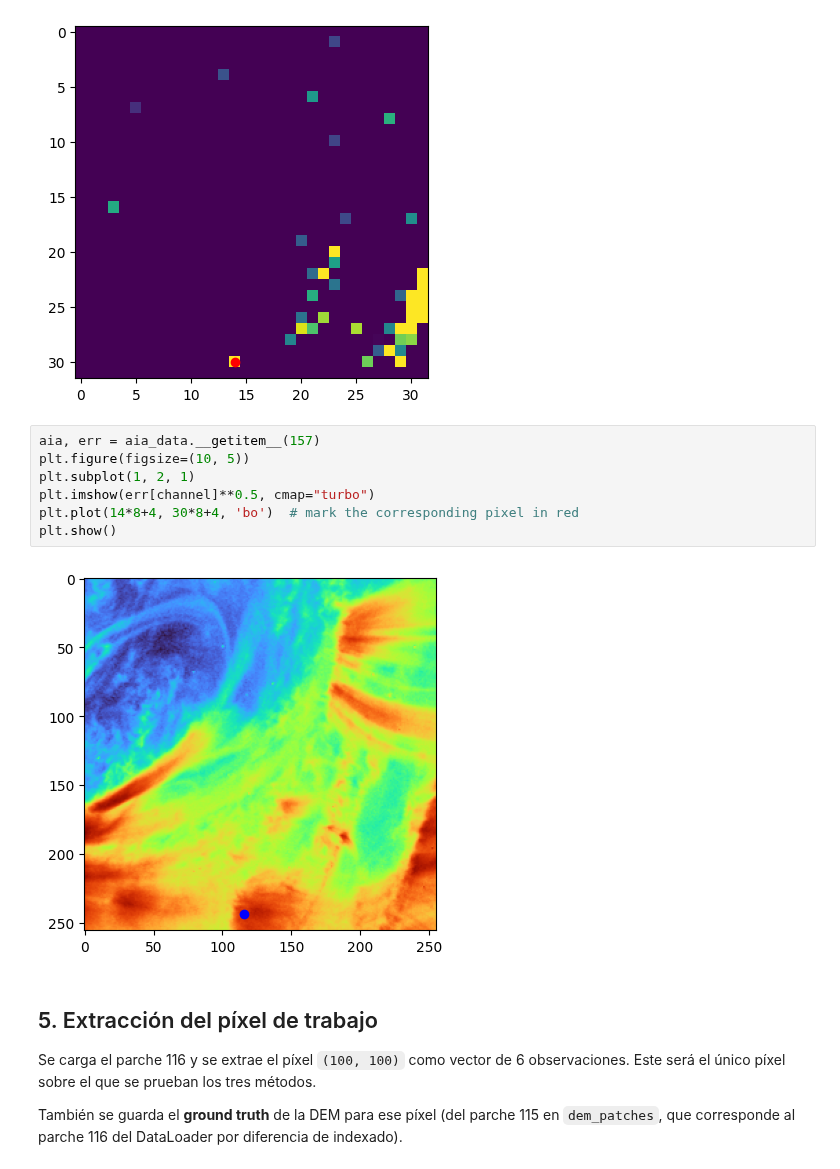
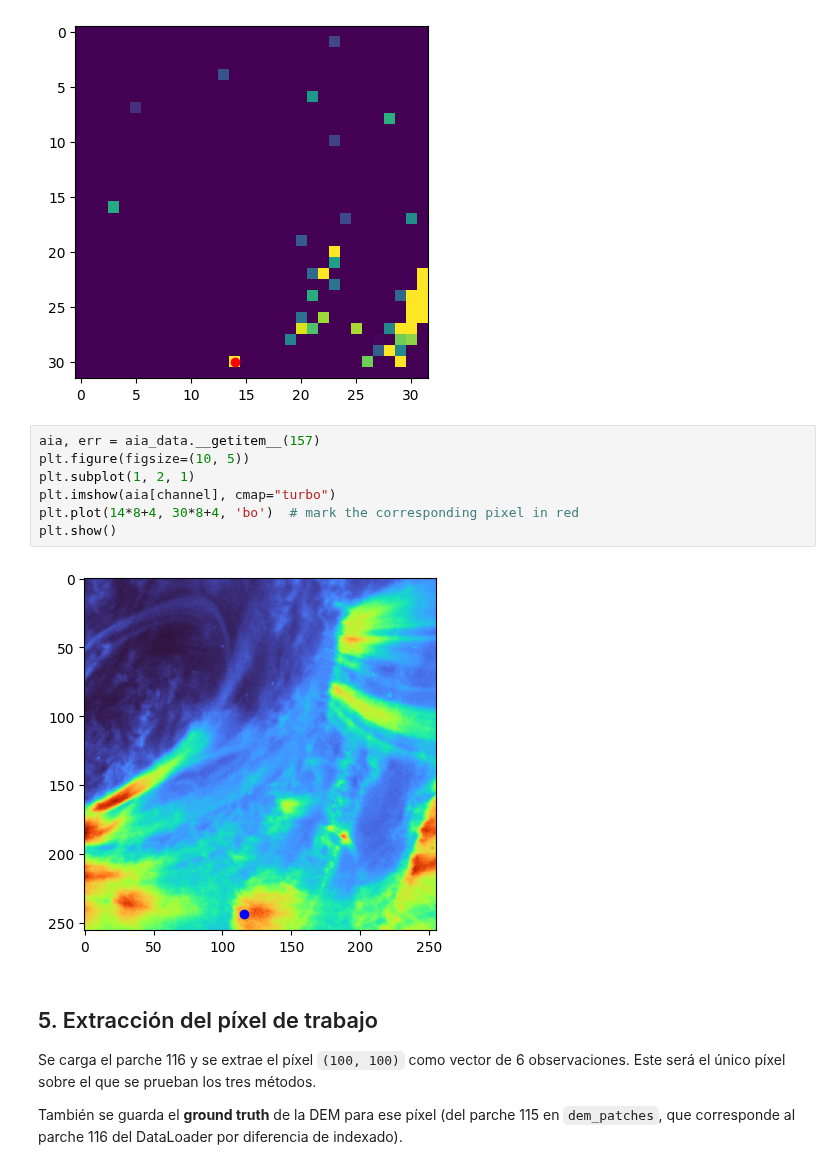
Before and after one commit to danielipia/dem-dl, a Jupyter notebook: notebooks/OnePixelExplained.ipynb, the cells around one changed output. Saved outputs shown, nothing was run; the diff lists cells and outputs as text.

```diff
--- a/notebooks/OnePixelExplained.ipynb
+++ b/notebooks/OnePixelExplained.ipynb
@@ -245,12 +245,12 @@ plt.show()
 # %%
 aia, err = aia_data.__getitem__(157)
 plt.figure(figsize=(10, 5))
 plt.subplot(1, 2, 1)
-plt.imshow(err[channel]**0.5, cmap="turbo")
+plt.imshow(aia[channel], cmap="turbo")
 plt.plot(14*8+4, 30*8+4, 'bo')  # mark the corresponding pixel in red
 plt.show()
 # %% [output]
-[figure, old version]
+[figure, new version]
 # %% [markdown]
 ## 5. Extracción del píxel de trabajo
 
```
Also changed, not shown: parts of 15 cells of this notebook, 13 other files.
